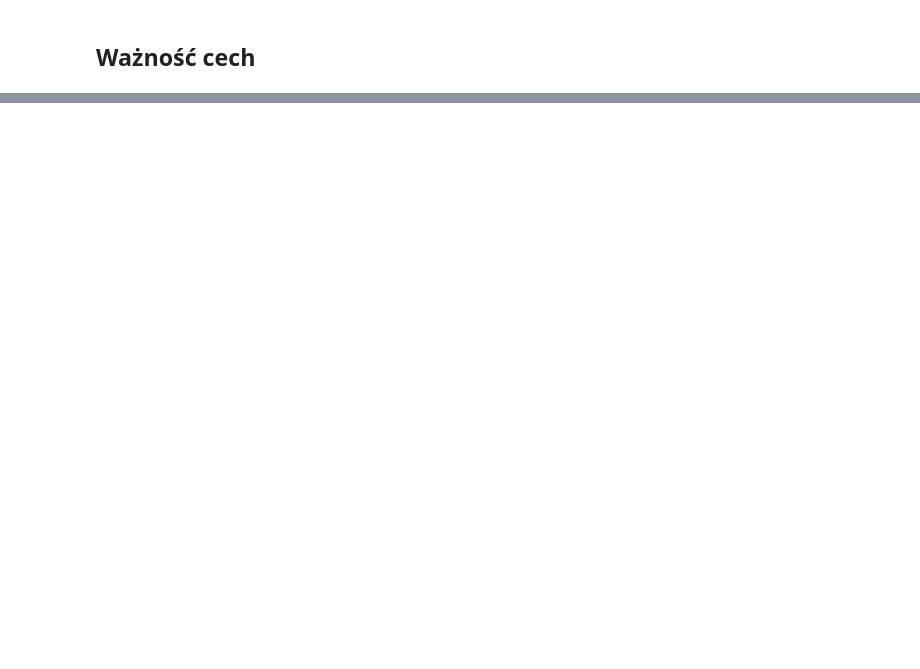
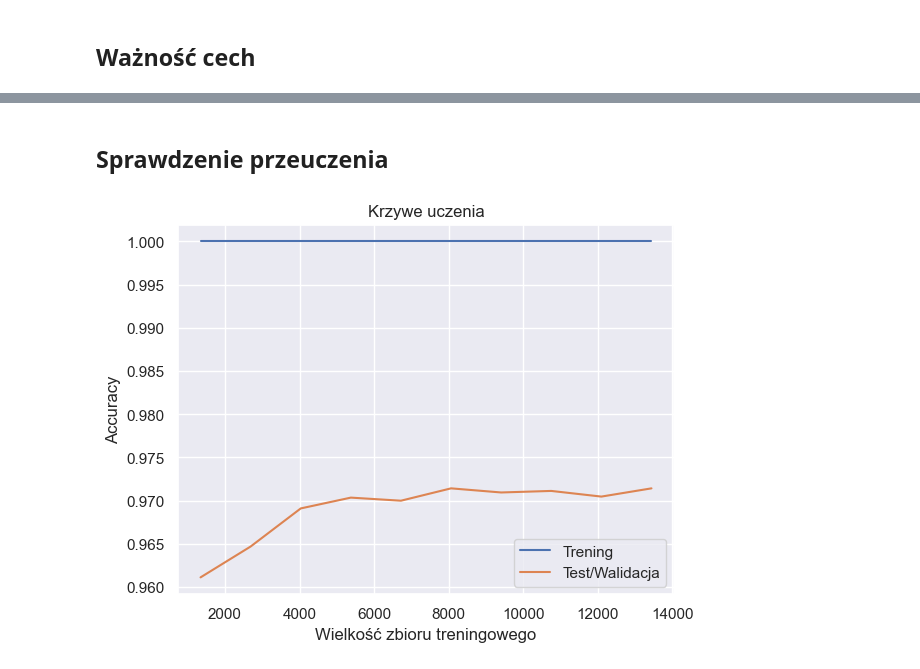
Before and after one commit to Jakarekk/Stellar-classification-xgboost, a Jupyter notebook: xgb.ipynb, the cells around one changed output, grey strips where cells are left out. Cells and saved outputs as stored; diff of their text form; code cells hidden in the pictures; blank space fills up the shorter version.

```diff
--- a/xgb.ipynb
+++ b/xgb.ipynb
@@ -351,0 +405,20 @@ plt.show()
+# %% [markdown]
+## Sprawdzenie przeuczenia
+# %%
+train_sizes, train_scores, test_scores = learning_curve(
+    best_model, X_test, Y_test, cv=5, scoring='accuracy', n_jobs=-1,
+    train_sizes=np.linspace(0.1, 1.0, 10)
+)
+
+train_mean = np.mean(train_scores, axis=1)
+test_mean = np.mean(test_scores, axis=1)
+
+plt.plot(train_sizes, train_mean, label='Trening')
+plt.plot(train_sizes, test_mean, label='Test/Walidacja')
+plt.xlabel('Wielkość zbioru treningowego')
+plt.ylabel('Accuracy')
+plt.legend()
+plt.title('Krzywe uczenia')
+plt.show()
+# %% [output]
+[figure, added]
```
Also changed, not shown: parts of 15 cells of this notebook.
